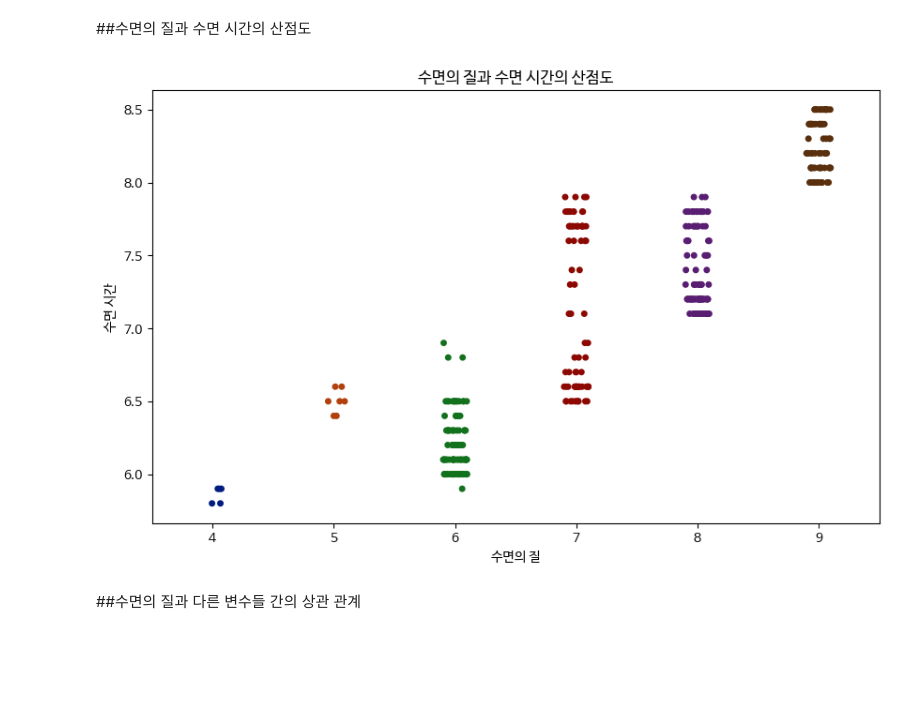
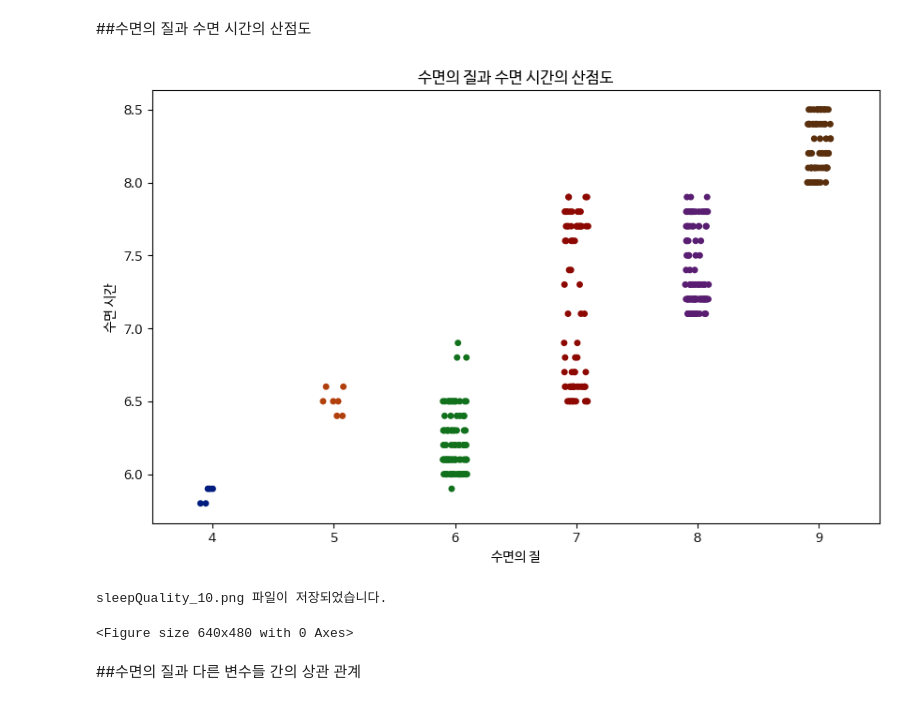
Before and after one commit to yslle/DataProcessingProgramming, a Jupyter notebook: hw2/20201001.ipynb, the cells around one changed output. Saved outputs shown, nothing was run; the diff lists cells and outputs as text; code cells hidden in the pictures; blank space fills up the shorter version.

```diff
--- a/hw2/20201001.ipynb
+++ b/hw2/20201001.ipynb
@@ -177,6 +177,16 @@ lifestyle_df.head()
 | 4 | Male | 28 | 5.9 | 4 | 30 | 8 | 있음 | 20대 |
 # %%
 plt.rc('font', family='NanumBarunGothic')
+# %%
+CHART_NAME = 'sleepQuality'
+cnt, PNG, UNDERBAR = 0, '.png', '_'
+
+def FileSave():
+    global cnt
+    cnt += 1
+    savefile = CHART_NAME + UNDERBAR + str(cnt).zfill(2) + PNG
+    plt.savefig(savefile, dpi=400)
+    print(savefile + ' 파일이 저장되었습니다.')
 # %% [markdown]
 ##수면의 질 분포
 # %%
@@ -280,10 +317,13 @@ plt.show()
 # %%
 plt.figure(figsize=(10, 6))
 sns.stripplot(x='수면의 질', y='수면 시간', data=lifestyle_df, palette='dark')
 plt.title('수면의 질과 수면 시간의 산점도')
 plt.show()
+FileSave()
 # %% [output]
-[figure, old version]
+[figure, new version]
+sleepQuality_10.png 파일이 저장되었습니다.
+<Figure size 640x480 with 0 Axes>
 # %% [markdown]
 ##수면의 질과 다른 변수들 간의 상관 관계
 # %%
```
Also changed, not shown: parts of 10 cells of this notebook.
